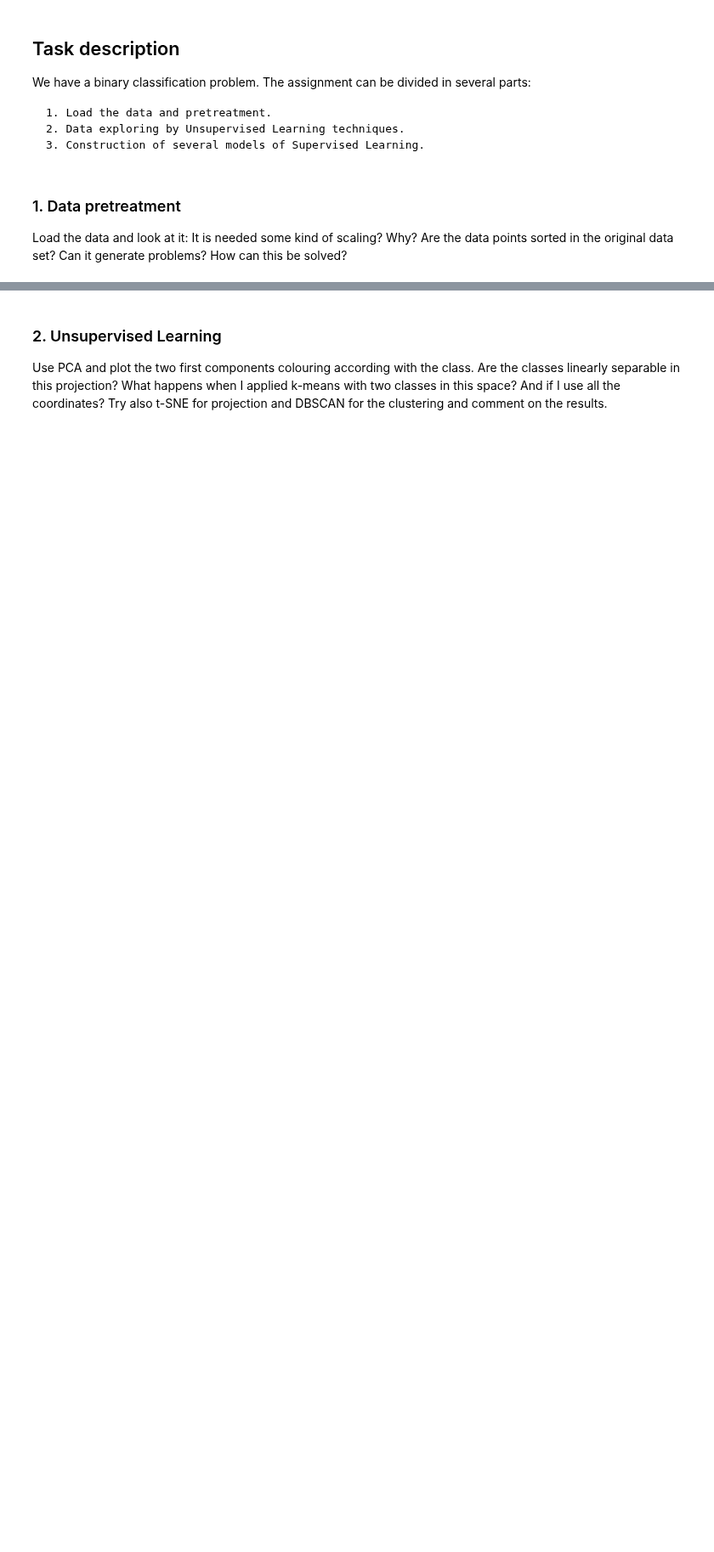
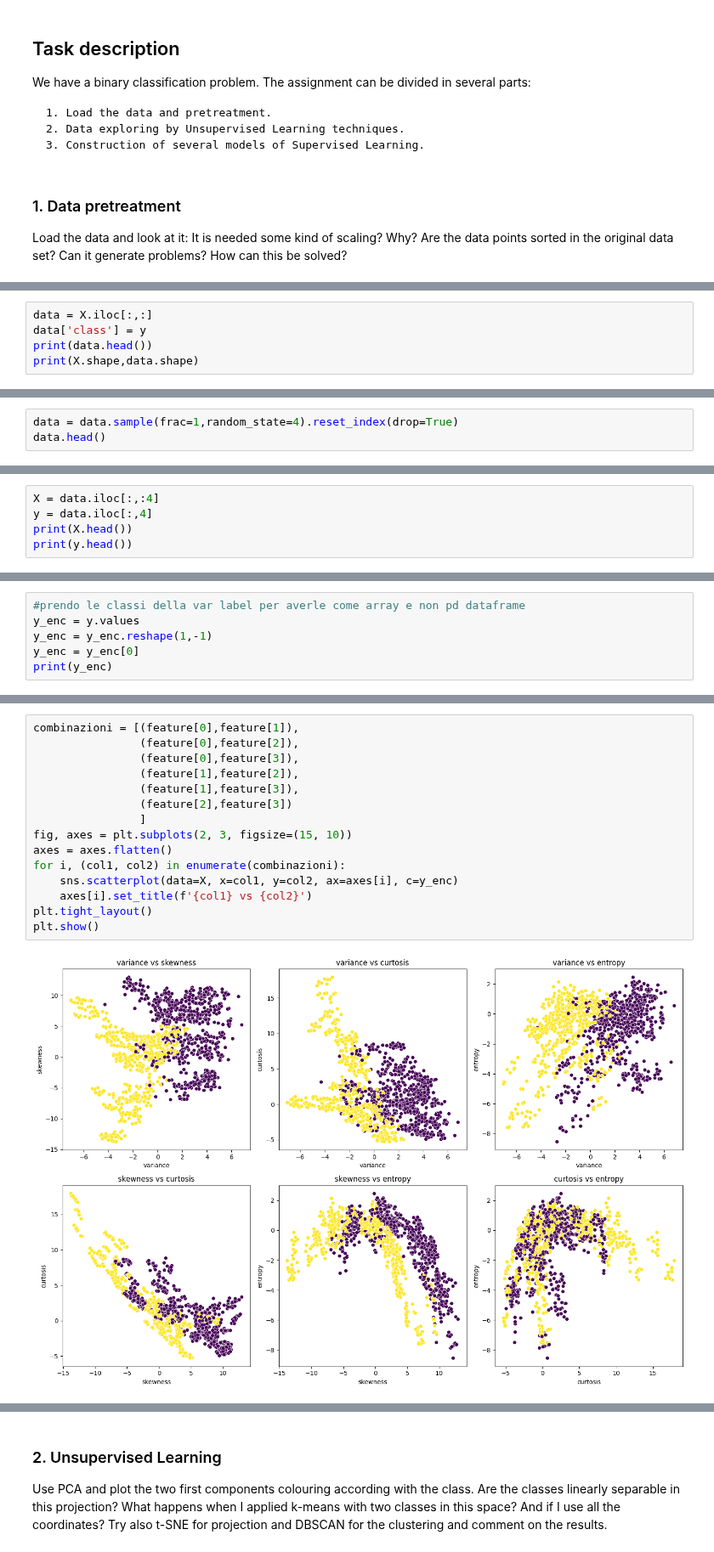
Before and after one commit to riccardostriano/Machine_Learning, a Jupyter notebook: challenges/challenge-one.ipynb, the cells around one changed output, grey strips where cells are left out. Shown at 85% size. Saved outputs shown, nothing was run; the diff lists cells and outputs as text; blank space fills up the shorter version.

```diff
--- a/challenges/challenge-one.ipynb
+++ b/challenges/challenge-one.ipynb
@@ -27,0 +57,5 @@ Load the data and look at it: It is needed some kind of scaling? Why? Are the da
+# %%
+data = X.iloc[:,:]
+data['class'] = y
+print(data.head())
+print(X.shape,data.shape)
@@ -27,0 +70,3 @@ Load the data and look at it: It is needed some kind of scaling? Why? Are the da
+# %%
+data = data.sample(frac=1,random_state=4).reset_index(drop=True)
+data.head()
@@ -27,0 +80,5 @@ Load the data and look at it: It is needed some kind of scaling? Why? Are the da
+# %%
+X = data.iloc[:,:4]
+y = data.iloc[:,4]
+print(X.head())
+print(y.head())
@@ -27,0 +102,6 @@ Load the data and look at it: It is needed some kind of scaling? Why? Are the da
+# %%
+#prendo le classi della var label per averle come array e non pd dataframe
+y_enc = y.values
+y_enc = y_enc.reshape(1,-1)
+y_enc = y_enc[0]
+print(y_enc)
@@ -27,0 +110,17 @@ Load the data and look at it: It is needed some kind of scaling? Why? Are the da
+# %%
+combinazioni = [(feature[0],feature[1]),
+                (feature[0],feature[2]),
+                (feature[0],feature[3]),
+                (feature[1],feature[2]),
+                (feature[1],feature[3]),
+                (feature[2],feature[3])
+                ]
+fig, axes = plt.subplots(2, 3, figsize=(15, 10))
+axes = axes.flatten()
+for i, (col1, col2) in enumerate(combinazioni):
+    sns.scatterplot(data=X, x=col1, y=col2, ax=axes[i], c=y_enc)
+    axes[i].set_title(f'{col1} vs {col2}')
+plt.tight_layout()
+plt.show()
+# %% [output]
+[figure, added]
```
Also changed, not shown: parts of 53 cells of this notebook.
